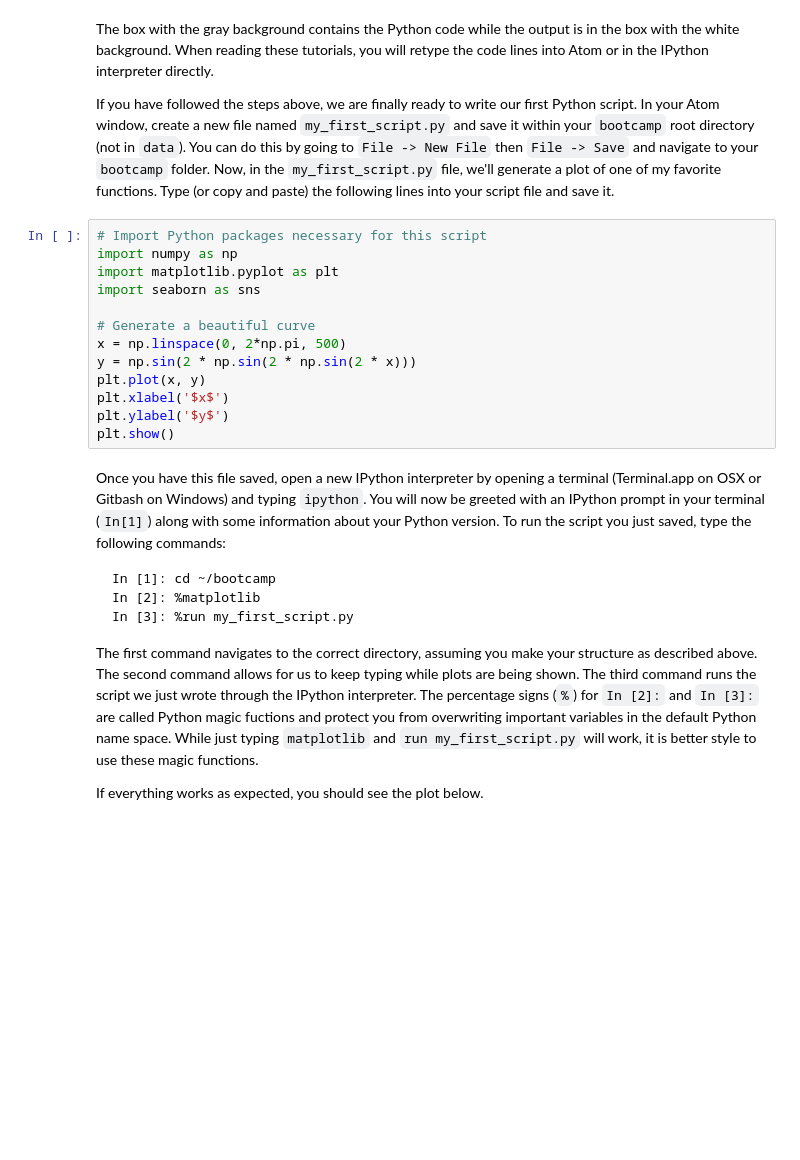
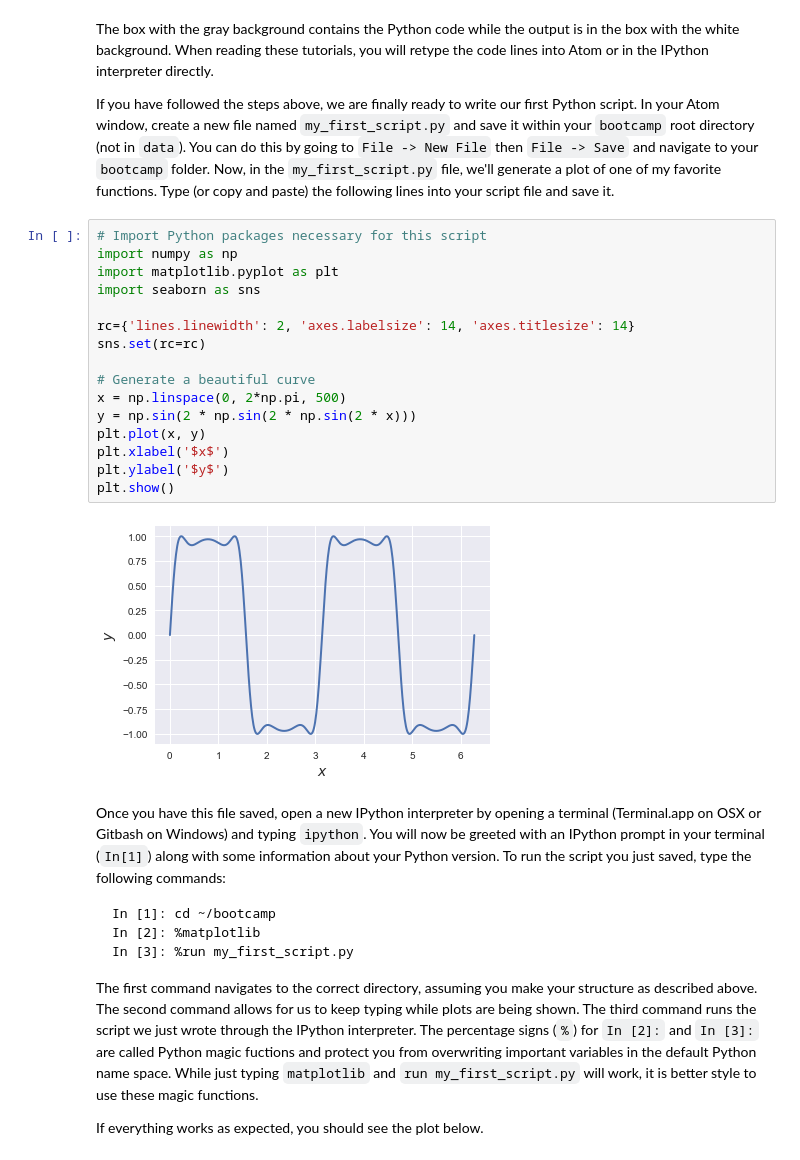
Before and after one commit to RPGroup-PBoC/be262, a Jupyter notebook: code/t0a_setting_up_python.ipynb, the cells around one changed output. Drawn from its saved outputs; the diff is of its cells as text; blank space fills up the shorter version.

```diff
--- a/code/t0a_setting_up_python.ipynb
+++ b/code/t0a_setting_up_python.ipynb
@@ -82,16 +82,21 @@ If you have followed the steps above, we are finally ready to write our first Py
 # %%
 # Import Python packages necessary for this script
 import numpy as np
 import matplotlib.pyplot as plt
 import seaborn as sns
+
+rc={'lines.linewidth': 2, 'axes.labelsize': 14, 'axes.titlesize': 14}
+sns.set(rc=rc)
 
 # Generate a beautiful curve
 x = np.linspace(0, 2*np.pi, 500)
 y = np.sin(2 * np.sin(2 * np.sin(2 * x)))
 plt.plot(x, y)
 plt.xlabel('$x$')
 plt.ylabel('$y$')
 plt.show()
+# %% [output]
+[figure, added]
 # %% [markdown]
 Once you have this file saved, open a new IPython interpreter by opening a terminal (Terminal.app on OSX or Gitbash on Windows) and typing `ipython`. You will now be greeted with an IPython prompt in your terminal (`In[1]`) along with some information about your Python version. To run the script you just saved, type the following commands:
 
```
Also changed, not shown: parts of 1 cell of this notebook.
